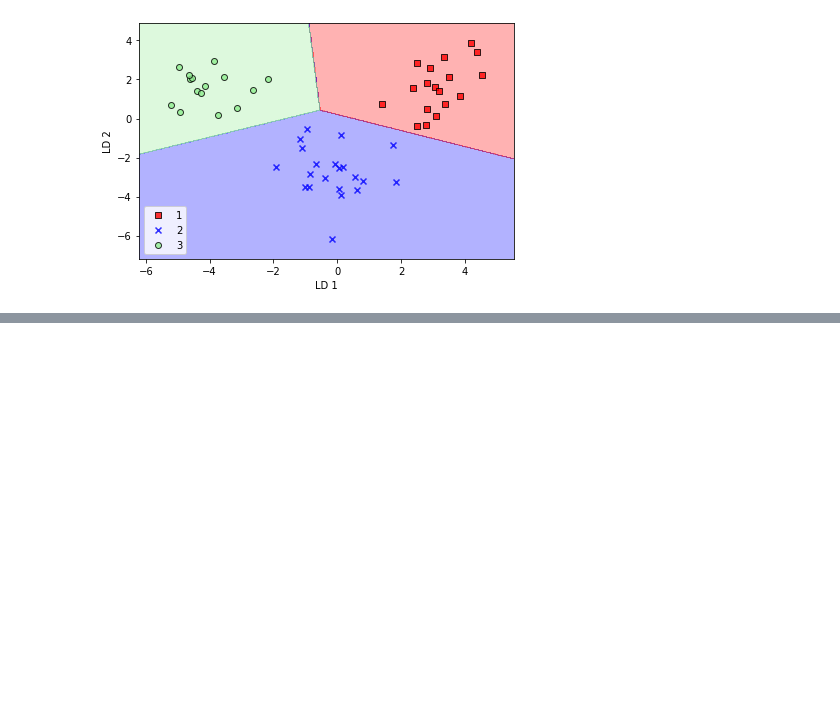
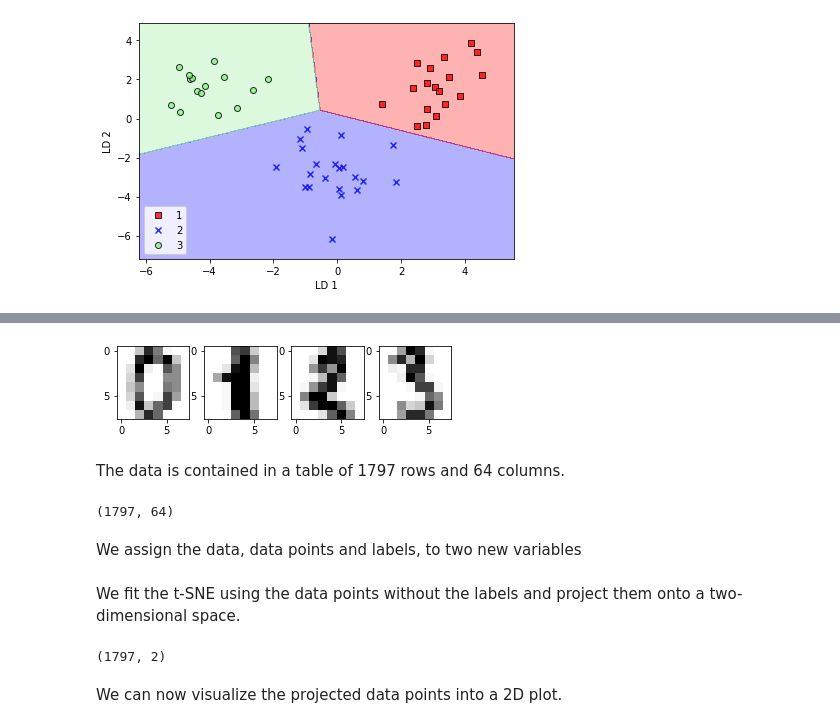
Before and after one commit to luigiselmi/dlwpt_nb, a Jupyter notebook: pml3/data_compression.ipynb, the cells around one changed output, grey strips where cells are left out. Drawn from its saved outputs; the diff is of its cells as text; code cells hidden in the pictures; blank space fills up the shorter version.

Commit message:
t-SNE nonlinear dimensionality reduction for data visualization

```diff
--- a/pml3/data_compression.ipynb
+++ b/pml3/data_compression.ipynb
@@ -401,0 +407,21 @@ plt.show()
+# %%
+from sklearn.datasets import load_digits
+
+digits = load_digits()
+
+fig, ax = plt.subplots(1, 4)
+
+for i in range(4):
+    ax[i].imshow(digits.images[i], cmap='Greys')
+
+plt.show()
+# %% [output]
+[figure, added]
+# %% [markdown]
+The data is contained in a table of 1797 rows and 64 columns.
+# %%
+digits.data.shape
+# %% [output]
+(1797, 64)
+# %% [markdown]
+We assign the data, data points and labels, to two new variables
@@ -401,0 +431,12 @@ plt.show()
+# %% [markdown]
+We fit the t-SNE using the data points without the labels and project them onto a two-dimensional space.
+# %%
+from sklearn.manifold import TSNE
+
+tsne = TSNE(n_components=2, init='pca', random_state=123)
+X_digits_tsne = tsne.fit_transform(X_digits)
+X_digits_tsne.shape
+# %% [output]
+(1797, 2)
+# %% [markdown]
+We can now visualize the projected data points into a 2D plot.
```
Also changed, not shown: parts of 5 cells of this notebook.
